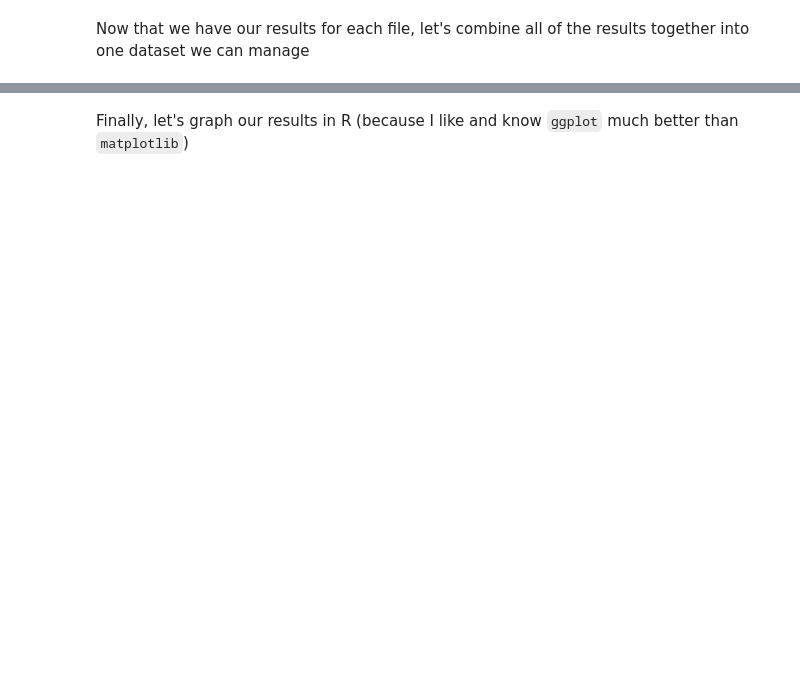
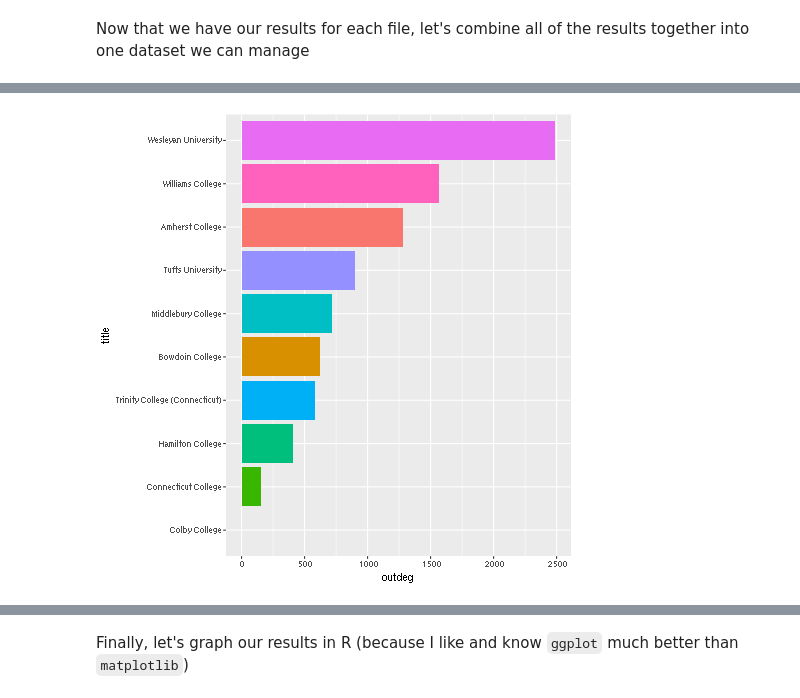
Before and after one commit to lacoperon/Wikipedia_Embedding, a Jupyter notebook: data_analysis.ipynb, the cells around one changed output, grey strips where cells are left out. Saved outputs shown, nothing was run; the diff lists cells and outputs as text; code cells hidden in the pictures; blank space fills up the shorter version.

```diff
--- a/data_analysis.ipynb
+++ b/data_analysis.ipynb
@@ -76,0 +134,11 @@ The rpy2.ipython extension is already loaded. To reload it, use:
+# %%
+NESCAC_schools = ["Amherst College", "Wesleyan University", "Bowdoin College",
+                  "Colby College"  , "Connecticut College", "Hamilton College",
+                  "Middlebury College", "Trinity College \(Connecticut\)", "Tufts University",
+                  "Williams College"]
+nescac_t_outdegs = []
+for school in NESCAC_schools:
+    nescac_t_outdegs += list(filter(lambda x : re.search("List of " +school, x[0]), uni_t_outdegs))
+n_titles, n_outdegs = zip(*nescac_t_outdegs)
+nes_df = pd.DataFrame({"title": n_titles, "outdeg":n_outdegs})
+nes_df
@@ -76,0 +157,15 @@ The rpy2.ipython extension is already loaded. To reload it, use:
+# %%
+%%R -i nes_df
+
+library(ggplot2)
+
+# I'm making the arbitrary decision to graph all pages with an outdegree > 1000
+nes_df <- nes_df %>% mutate(title=gsub("List of ", "", title),
+           title=gsub(" (people|alumni)", "", title))
+orig_title <- factor(nes_df$title)
+
+nes_df$title <- factor(nes_df$title, levels=nes_df$title[order(nes_df$outdeg)])
+ggplot(nes_df, aes(x=title, y=outdeg, fill=orig_title)) + geom_bar(stat="identity") +
+coord_flip() + theme(legend.position="")
+# %% [output]
+[figure, added]
```
Also changed, not shown: parts of 26 cells of this notebook.
